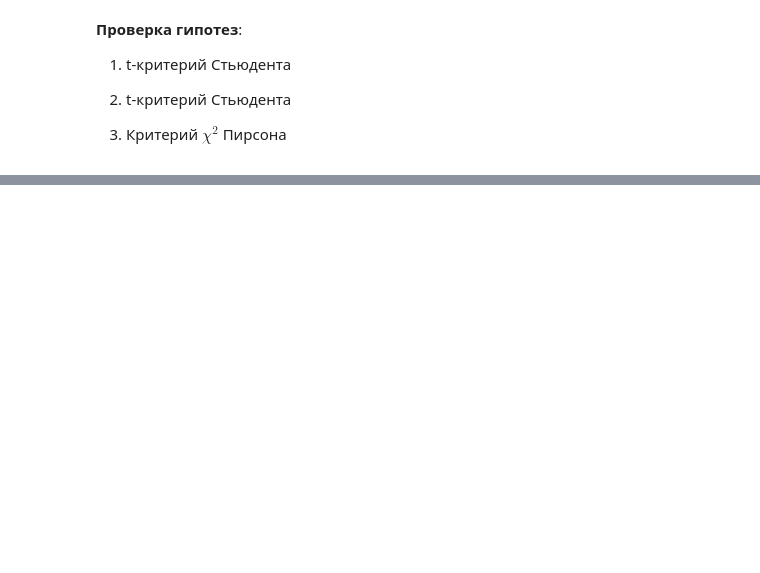
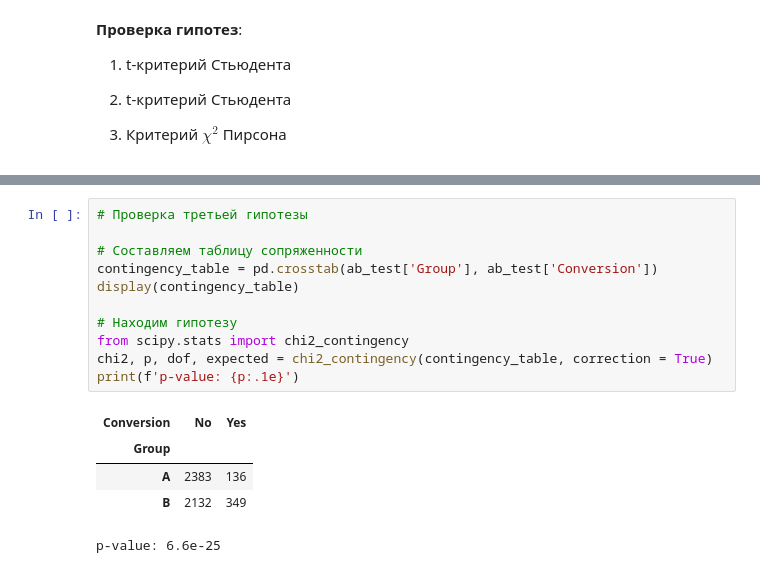
Before and after one commit to Amir-Ismagilov/AB-Test-project, a Jupyter notebook: main.ipynb, the cells around one changed output, grey strips where cells are left out. Drawn from its saved outputs; the diff is of its cells as text; blank space fills up the shorter version.

```diff
--- a/main.ipynb
+++ b/main.ipynb
@@ -110,0 +144,17 @@ plt.show()
+# %%
+# Проверка третьей гипотезы
+
+# Составляем таблицу сопряженности
+contingency_table = pd.crosstab(ab_test['Group'], ab_test['Conversion'])
+display(contingency_table)
+
+# Находим гипотезу
+from scipy.stats import chi2_contingency
+chi2, p, dof, expected = chi2_contingency(contingency_table, correction = True)
+print(f'p-value: {p:.1e}')
+# %% [output]
+| Conversion | No | Yes |
+| Group |  |  |
+| A | 2383 | 136 |
+| B | 2132 | 349 |
+p-value: 6.6e-25
```
Also changed, not shown: parts of 5 cells of this notebook.
